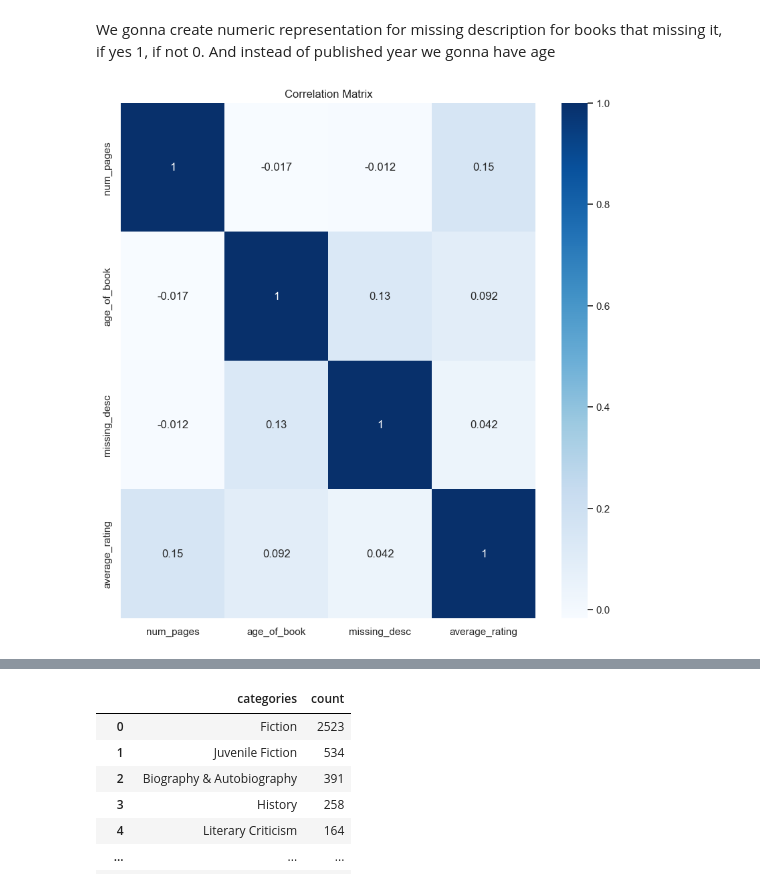
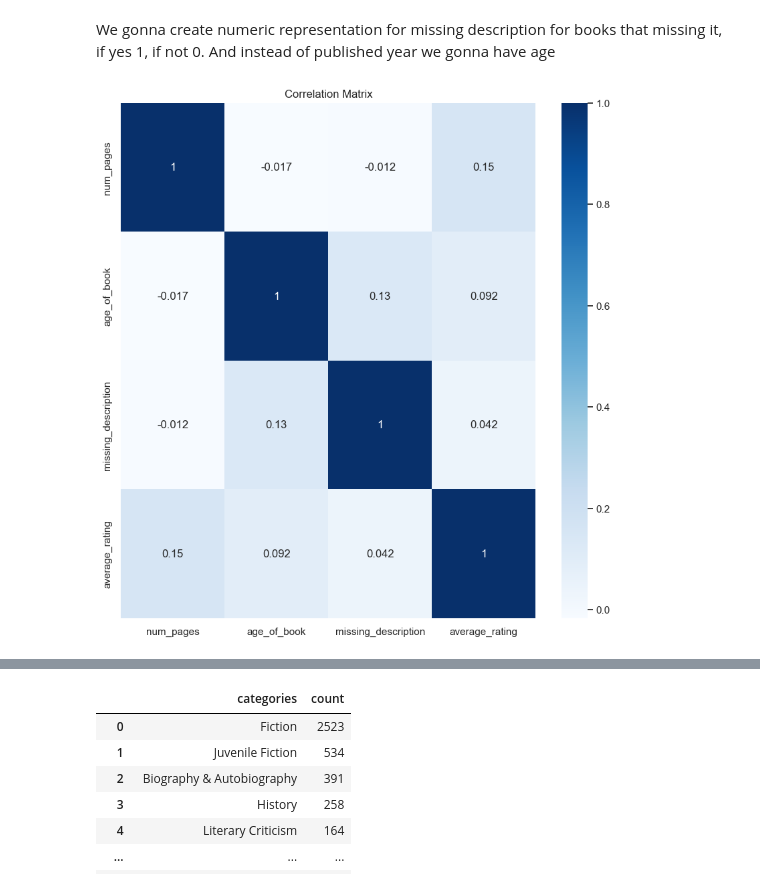
Before and after one commit to ysk1020/Book-Recommender-with-LLM, a Jupyter notebook: data-exploration.ipynb, the cells around one changed output, grey strips where cells are left out. Drawn from its saved outputs; the diff is of its cells as text; code cells hidden in the pictures.

```diff
--- a/data-exploration.ipynb
+++ b/data-exploration.ipynb
@@ -61,20 +61,20 @@ We gonna create numeric representation for missing description for books that mi
 # %%
 import numpy as np
 
-books['missing_desc'] = np.where(books["description"].isna(), 1, 0)
+books['missing_description'] = np.where(books["description"].isna(), 1, 0)
 books['age_of_book'] = 2026 - books["published_year"]
 # %%
-columns_of_interest = ['num_pages', 'age_of_book','missing_desc','average_rating']
+columns_of_interest = ['num_pages', 'age_of_book','missing_description','average_rating']
 
 correlation_matrix= books[columns_of_interest].corr(method='spearman')
 
 sns.set_theme(style="white")
 plt.figure(figsize=(10,10))
 heatmap=sns.heatmap(correlation_matrix,annot=True,cmap="Blues")
 heatmap.set_title('Correlation Matrix')
 plt.show()
 # %% [output]
-[figure, old version]
+[figure, new version]
 # %%
 books[(books['description'].isna()) |
       (books['num_pages'].isna()) |
```
Also changed, not shown: parts of 19 cells of this notebook, 2 other files.
